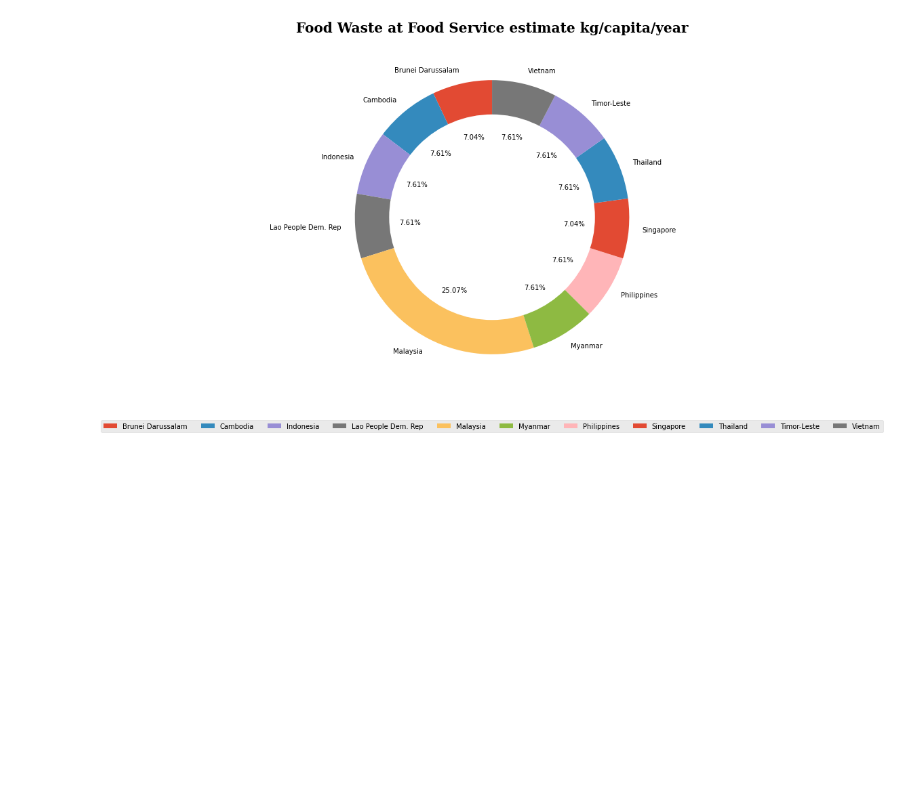
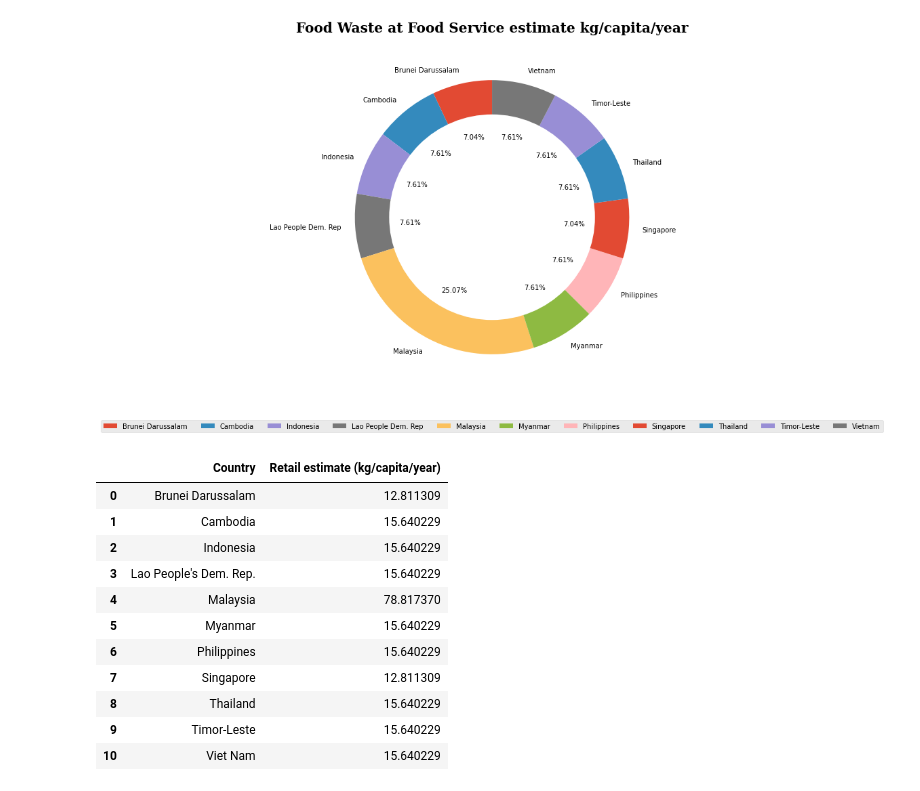
Before and after one commit to renzcarlo24/ITBA-3207-Team-Big-Bytes, a Jupyter notebook: Data Visualization.ipynb, the cells around one changed output. Cells and saved outputs as stored; diff of their text form; code cells hidden in the pictures; blank space fills up the shorter version.

```diff
--- a/Data Visualization.ipynb
+++ b/Data Visualization.ipynb
@@ -116,3 +116,22 @@ plt.gca().add_artist(circle)
 plt.show()
 # %% [output]
 [figure]
+# %%
+import pandas as pd
+from matplotlib import pyplot as plt
+data = pd.read_excel('Retail.xlsx')
+# %%
+data
+# %% [output]
+|  | Country | Retail estimate (kg/capita/year) |
+| 0 | Brunei Darussalam | 12.811309 |
+| 1 | Cambodia | 15.640229 |
+| 2 | Indonesia | 15.640229 |
+| 3 | Lao People's Dem. Rep. | 15.640229 |
+| 4 | Malaysia | 78.817370 |
+| 5 | Myanmar | 15.640229 |
+| 6 | Philippines | 15.640229 |
+| 7 | Singapore | 12.811309 |
+| 8 | Thailand | 15.640229 |
+| 9 | Timor-Leste | 15.640229 |
+| 10 | Viet Nam | 15.640229 |
```
Also changed, not shown: parts of 1 cell of this notebook.
